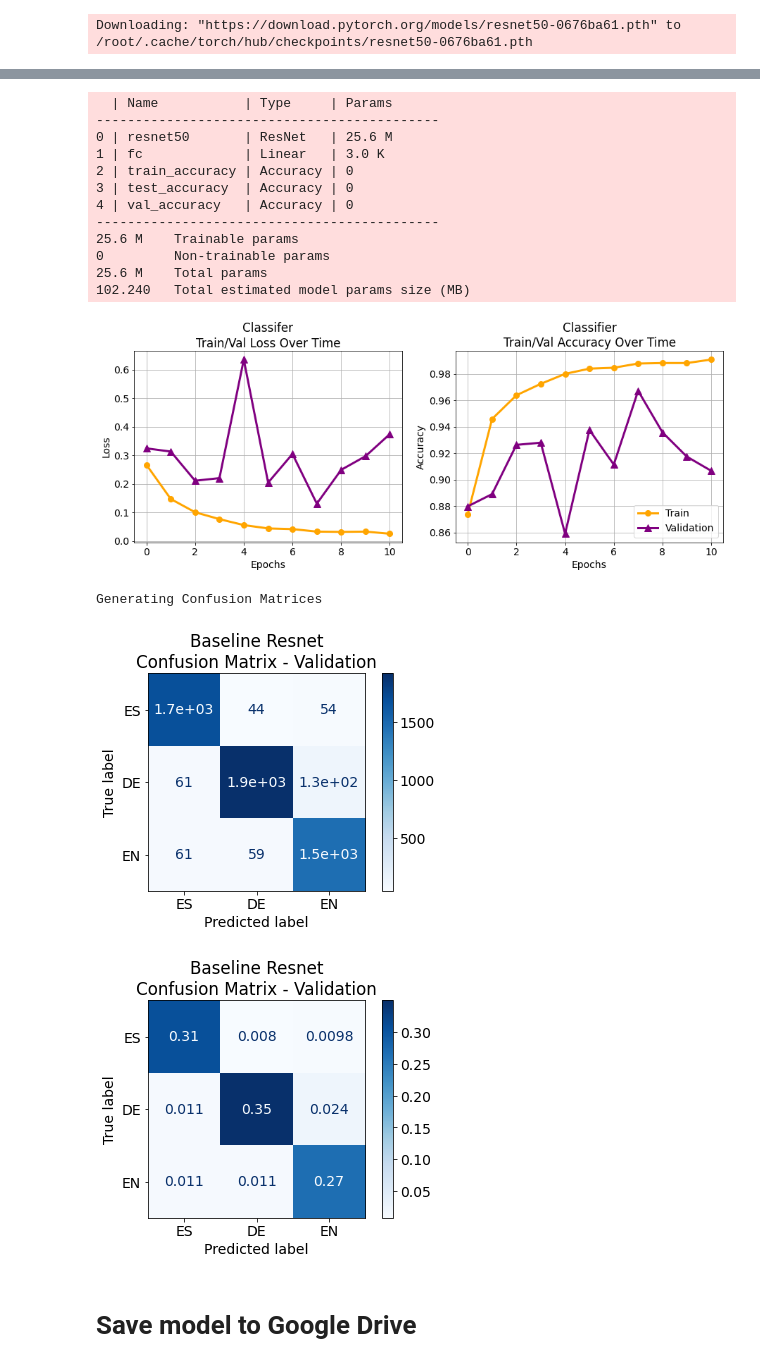
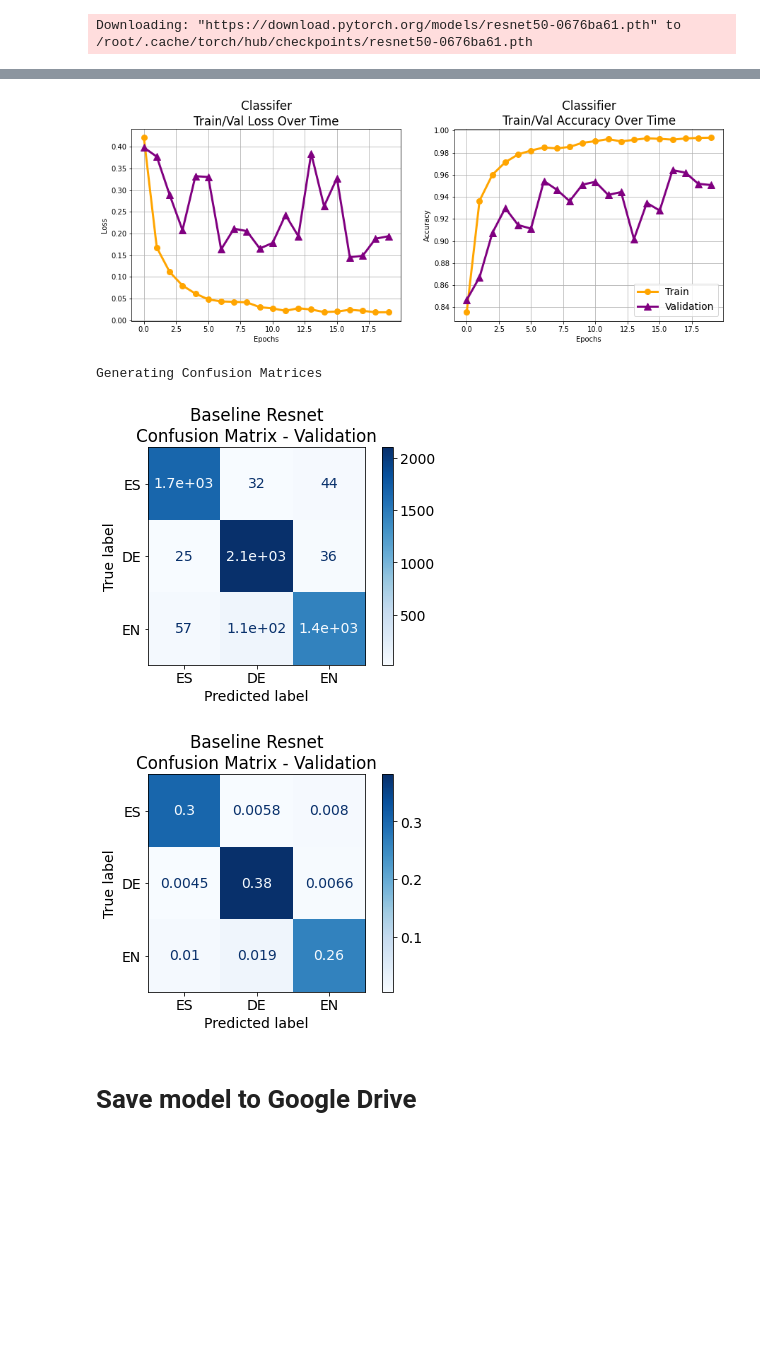
Before and after one commit to rgmartin/ECSE-552-Final-Project, a Jupyter notebook: execution_framework.ipynb, the cells around one changed output, grey strips where cells are left out. Saved outputs shown, nothing was run; the diff lists cells and outputs as text; code cells hidden in the pictures; blank space fills up the shorter version.

Commit message:
run 20 epochs baseline

```diff
--- a/execution_framework.ipynb
+++ b/execution_framework.ipynb
@@ -153,6 +155,7 @@ Downloading: "https://download.pytorch.org/models/resnet50-0676ba61.pth" to /roo
 #max_epoch = 5
 max_epoch = 20
 batch_size = 128
+early_stopping = False
 
-train_model(model, model_name, train_dataset, val_dataset, max_epoch, batch_size)
+train_model(model, model_name, train_dataset, val_dataset, max_epoch, batch_size, early_stopping)
 # %% [output]
@@ -167,19 +183,7 @@ Initializing trainer...
+[figure, new version]
-  | Name           | Type     | Params
---------------------------------------------
-0 | resnet50       | ResNet   | 25.6 M
-1 | fc             | Linear   | 3.0 K
-2 | train_accuracy | Accuracy | 0
-3 | test_accuracy  | Accuracy | 0
-4 | val_accuracy   | Accuracy | 0
---------------------------------------------
-25.6 M    Trainable params
-0         Non-trainable params
-25.6 M    Total params
-102.240   Total estimated model params size (MB)
+Generating Confusion Matrices
-[figure, old version]
-Generating Confusion Matrices
-[figure, old version]
+[figure, new version]
-[figure, old version]
+[figure, new version]
 # %% [markdown]
 # Save model to Google Drive
 # %%
```
Also changed, not shown: parts of 10 cells of this notebook.
